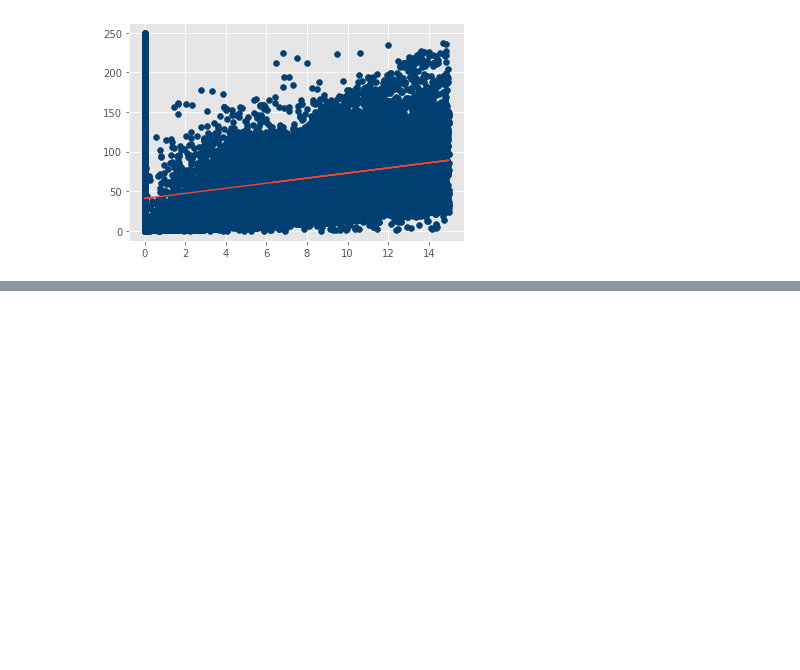
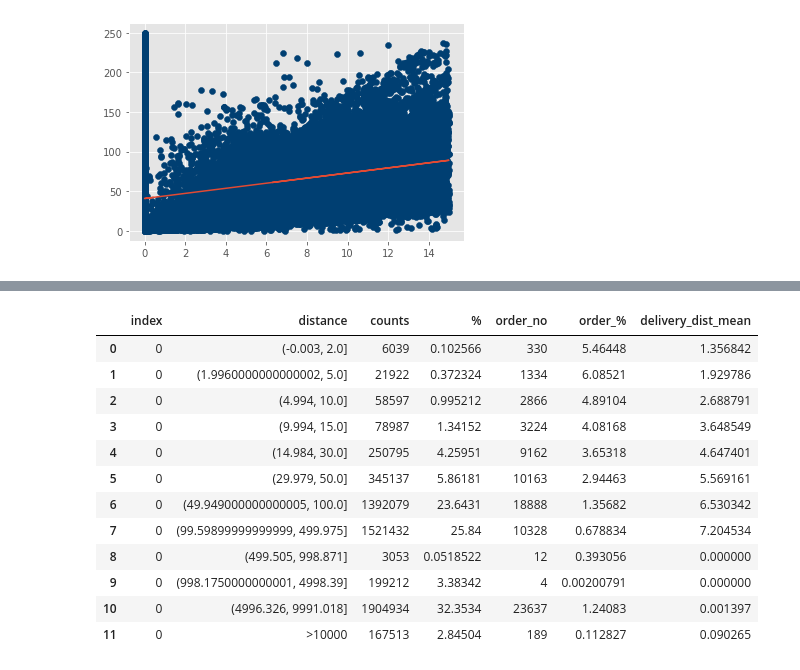
Before and after one commit to ritkumar10/RohanIntern, a Jupyter notebook: Distance_Calculations_v1.1.ipynb, the cells around one changed output, grey strips where cells are left out. Saved outputs shown, nothing was run; the diff lists cells and outputs as text; code cells hidden in the pictures; blank space fills up the shorter version.

```diff
--- a/Distance_Calculations_v1.1.ipynb
+++ b/Distance_Calculations_v1.1.ipynb
@@ -326,0 +319,3 @@ dist
+# %%
+dist5.reset_index(inplace = True)
+dist5.drop(columns=['index'])
@@ -422,0 +504,18 @@ plt.show()
+# %%
+dist5.drop(columns=['index'])
+dist5.at[11,'distance']= '>10000'
+dist5
+# %% [output]
+|  | index | distance | counts | % | order_no | order_% | delivery_dist_mean |
+| 0 | 0 | (-0.003, 2.0] | 6039 | 0.102566 | 330 | 5.46448 | 1.356842 |
+| 1 | 0 | (1.9960000000000002, 5.0] | 21922 | 0.372324 | 1334 | 6.08521 | 1.929786 |
+| 2 | 0 | (4.994, 10.0] | 58597 | 0.995212 | 2866 | 4.89104 | 2.688791 |
+| 3 | 0 | (9.994, 15.0] | 78987 | 1.34152 | 3224 | 4.08168 | 3.648549 |
+| 4 | 0 | (14.984, 30.0] | 250795 | 4.25951 | 9162 | 3.65318 | 4.647401 |
+| 5 | 0 | (29.979, 50.0] | 345137 | 5.86181 | 10163 | 2.94463 | 5.569161 |
+| 6 | 0 | (49.949000000000005, 100.0] | 1392079 | 23.6431 | 18888 | 1.35682 | 6.530342 |
+| 7 | 0 | (99.59899999999999, 499.975] | 1521432 | 25.84 | 10328 | 0.678834 | 7.204534 |
+| 8 | 0 | (499.505, 998.871] | 3053 | 0.0518522 | 12 | 0.393056 | 0.000000 |
+| 9 | 0 | (998.1750000000001, 4998.39] | 199212 | 3.38342 | 4 | 0.00200791 | 0.000000 |
+| 10 | 0 | (4996.326, 9991.018] | 1904934 | 32.3534 | 23637 | 1.24083 | 0.001397 |
+| 11 | 0 | >10000 | 167513 | 2.84504 | 189 | 0.112827 | 0.090265 |
```
Also changed, not shown: parts of 13 cells of this notebook.
